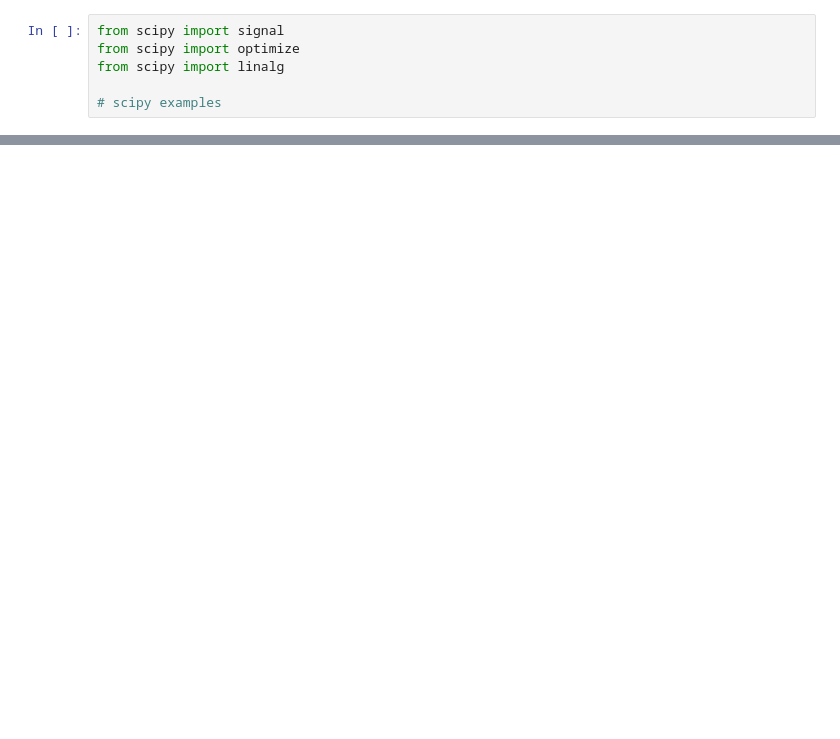
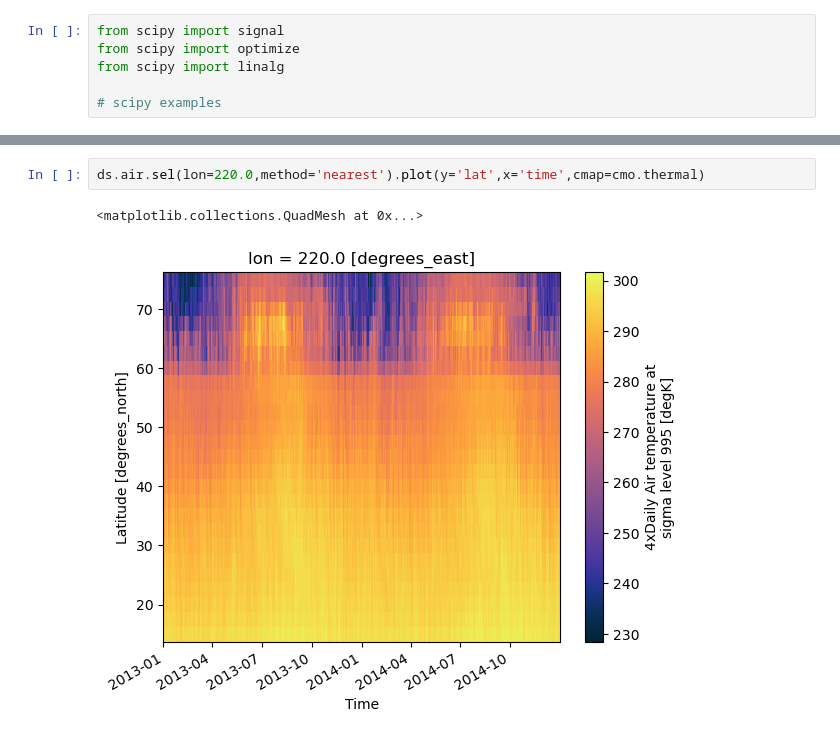
Before and after one commit to eldavenport/SIO-PythonEarthScience, a Jupyter notebook: .doctrees/nbsphinx/in_workshop/earth_science.ipynb, the cells around one changed output, grey strips where cells are left out. Drawn from its saved outputs; the diff is of its cells as text; blank space fills up the shorter version.

```diff
--- a/.doctrees/nbsphinx/in_workshop/earth_science.ipynb
+++ b/.doctrees/nbsphinx/in_workshop/earth_science.ipynb
@@ -54,0 +200,5 @@ import seaborn as sns
+# %%
+ds.air.sel(lon=220.0,method='nearest').plot(y='lat',x='time',cmap=cmo.thermal)
+# %% [output]
+<matplotlib.collections.QuadMesh at 0x...>
+[figure, added]
```
Also changed, not shown: parts of 40 cells of this notebook, 44 other files.
